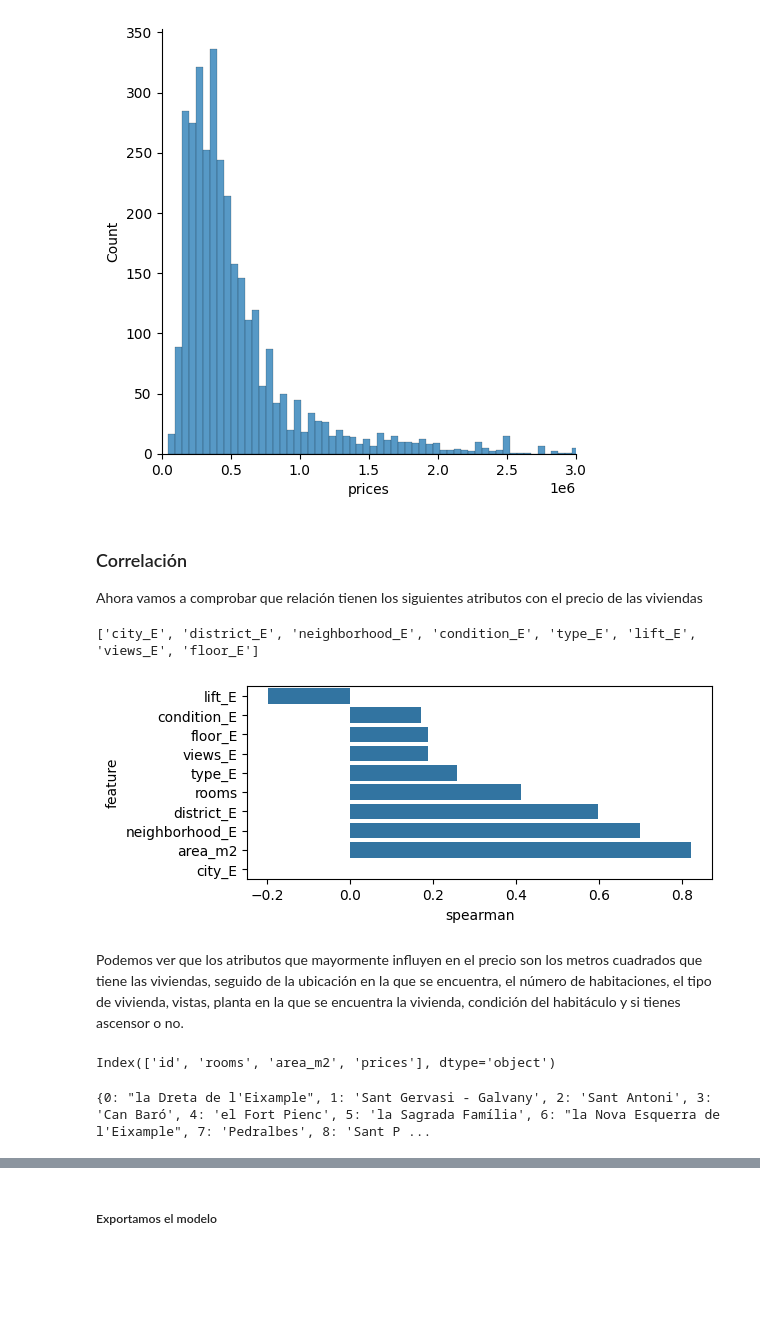
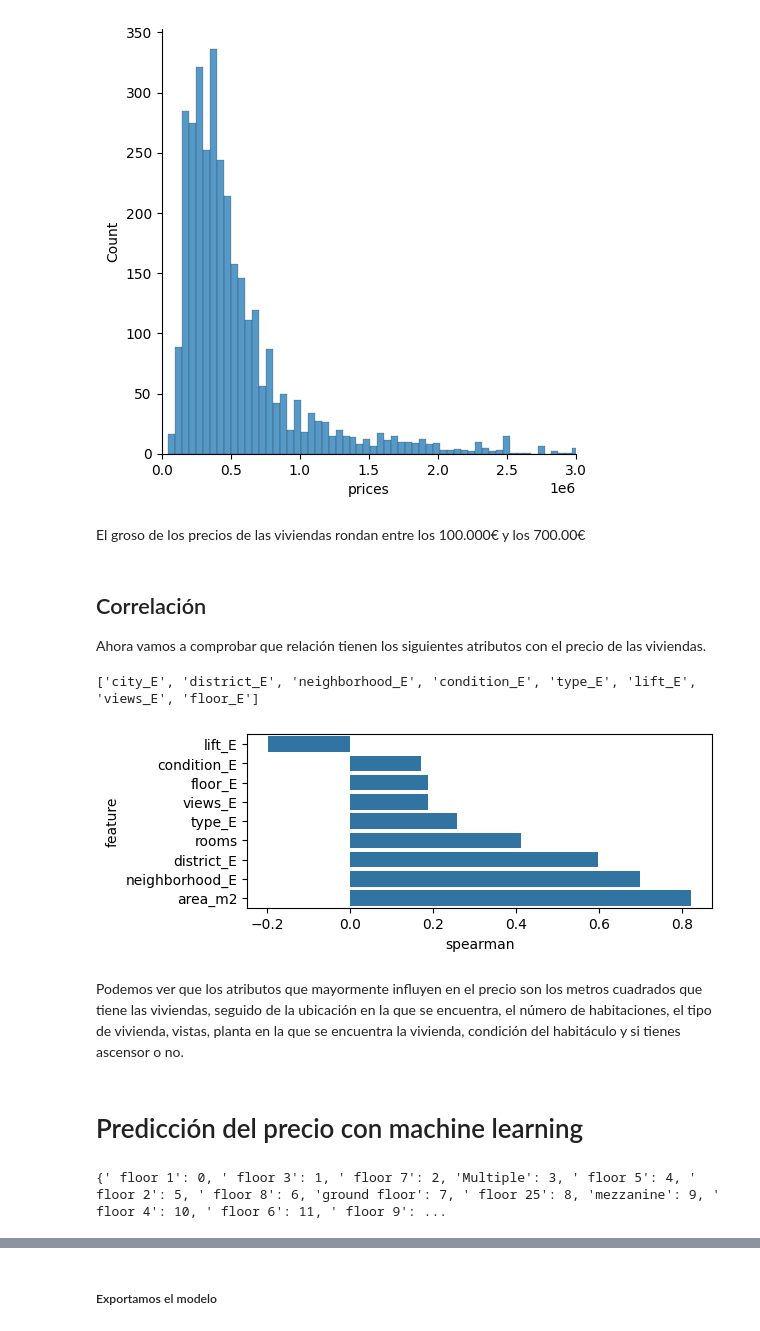
Before and after one commit to Fio-Deca/Vivienda_BCN, a Jupyter notebook: Casa_Barcelona_Estimacion.ipynb, the cells around one changed output, grey strips where cells are left out. Drawn from its saved outputs; the diff is of its cells as text; code cells hidden in the pictures; blank space fills up the shorter version.

Commit message:
machine learning hecho

```diff
--- a/Casa_Barcelona_Estimacion.ipynb
+++ b/Casa_Barcelona_Estimacion.ipynb
@@ -346,4 +322,0 @@ sns.histplot(data=df,x='area_m2')
-# %%
-f = pd.melt(df, value_vars=quantitative)
-g = sns.FacetGrid(f, col="variable",  col_wrap=2, sharex=False, sharey=False)
-g = g.map(sns.histplot, "value")
@@ -357,10 +338,16 @@ plt.xlim(0,3000000)
 (0.0, 3000000.0)
 <Figure size 1500x1500 with 0 Axes>
 [figure]
+# %% [markdown]
+El groso de los precios de las viviendas rondan entre los 100.000€ y los 700.00€
 # %% [markdown]
-<h3>Correlación </h3>
-Ahora vamos a comprobar que relación tienen los siguientes atributos con el precio de las viviendas
+<h2>Correlación </h2>
+Ahora vamos a comprobar que relación tienen los siguientes atributos con el precio de las viviendas.
 # %%
+#cogemos las columnas que son cuantitativos y cualitativos
+qualitative = [f for f in df.columns if df.dtypes[f] == 'object']
+quantitative = [f for f in df.columns if df.dtypes[f] != 'object']
+#función para guardar los nombres de las columnas cualitativas
 def encode(frame, feature):
     ordering = pd.DataFrame()
     ordering['val'] = frame[feature].unique()
@@ -381,46 +368,48 @@ print(qual_encoded)
 # %% [output]
 ['city_E', 'district_E', 'neighborhood_E', 'condition_E', 'type_E', 'lift_E', 'views_E', 'floor_E']
 # %%
+#función que mostrará un gráfico de correlación entre las características de una vivienda y su precio
 def spearman(frame, features):
     spr = pd.DataFrame()
     spr['feature'] = features
     spr['spearman'] = [frame[f].corr(frame['prices'], 'spearman') for f in features]
     spr = spr.sort_values('spearman')
     plt.figure(figsize=(6, 0.25*len(features)))
     sns.barplot(data=spr, y='feature', x='spearman', orient='h')
+    plt.xlabel=('correlación')
 
 features = quantitative + qual_encoded
+features.remove('prices')
+features.remove('city_E')
+features.remove('id')
 spearman(df, features)
 # %% [output]
-[figure, old version]
+[figure, new version]
 # %% [markdown]
 Podemos ver que los atributos que mayormente influyen en el precio son los metros cuadrados que tiene las viviendas, seguido de la ubicación en la que se encuentra, el número de habitaciones, el tipo de vivienda, vistas, planta en la que se encuentra la vivienda, condición del habitáculo y si tienes ascensor o no.
-# %%
-df.select_dtypes(exclude = ["object"]).columns
-# %% [output]
-Index(['id', 'rooms', 'area_m2', 'prices'], dtype='object')
+# %% [markdown]
+<h1>Predicción del precio con machine learning </h1>
 # %%
 #Función para hacer un diccionario con un número los tipos únicos de cada columna
-def conversion(diccionario,lista):
-    for i in range(len(neighborhood)):
-        Dictneighborhood.update({i:neighborhood[i]})
+def ConvDict(diccionario,lista):
+    for i in range(len(lista)):
+        diccionario.update({lista[i]:i})
+
 #Inicializamos los diccionarios
 Dictneighborhood = {}
 DictDistrict = {}
-DictCondition={}
 DictType={}
 DictFloor={}
-#Hago un array de los tipos únicos que hay en cada columna
+#Hagcemos un array de los tipos únicos que hay en cada columna
 neighborhood=pd.unique(df.neighborhood)
 district=pd.unique(df.district)
-condition=pd.unique(df.condition)
-Type=pd.unique(df.Type)
-floors=pd.unique(df.floors)
-#Llamos a la función conversión
-conversion(Dictneighborhood,neighborhood)
-conversion(DictDistrict,district)
-conversion(DictCondition,condition)
-conversion(DictType,Type)
-conversion(DictFloor,floors)
+Type=pd.unique(df.type)
+floors=pd.unique(df.floor)
+#Llamamos a la función conversión
+ConvDict(Dictneighborhood,neighborhood)
+ConvDict(DictDistrict,district)
+ConvDict(DictType,Type)
+ConvDict(DictFloor,floors)
+print(DictFloor)
 # %% [output]
-{0: "la Dreta de l'Eixample", 1: 'Sant Gervasi - Galvany', 2: 'Sant Antoni', 3: 'Can Baró', 4: 'el Fort Pienc', 5: 'la Sagrada Família', 6: "la Nova Esquerra de l'Eixample", 7: 'Pedralbes', 8: 'Sant P ...
+{' floor 1': 0, ' floor 3': 1, ' floor 7': 2, 'Multiple': 3, ' floor 5': 4, ' floor 2': 5, ' floor 8': 6, 'ground floor': 7, ' floor 25': 8, 'mezzanine': 9, ' floor 4': 10, ' floor 6': 11, ' floor 9': ...
```
Also changed, not shown: parts of 58 cells of this notebook, 1 other file.
